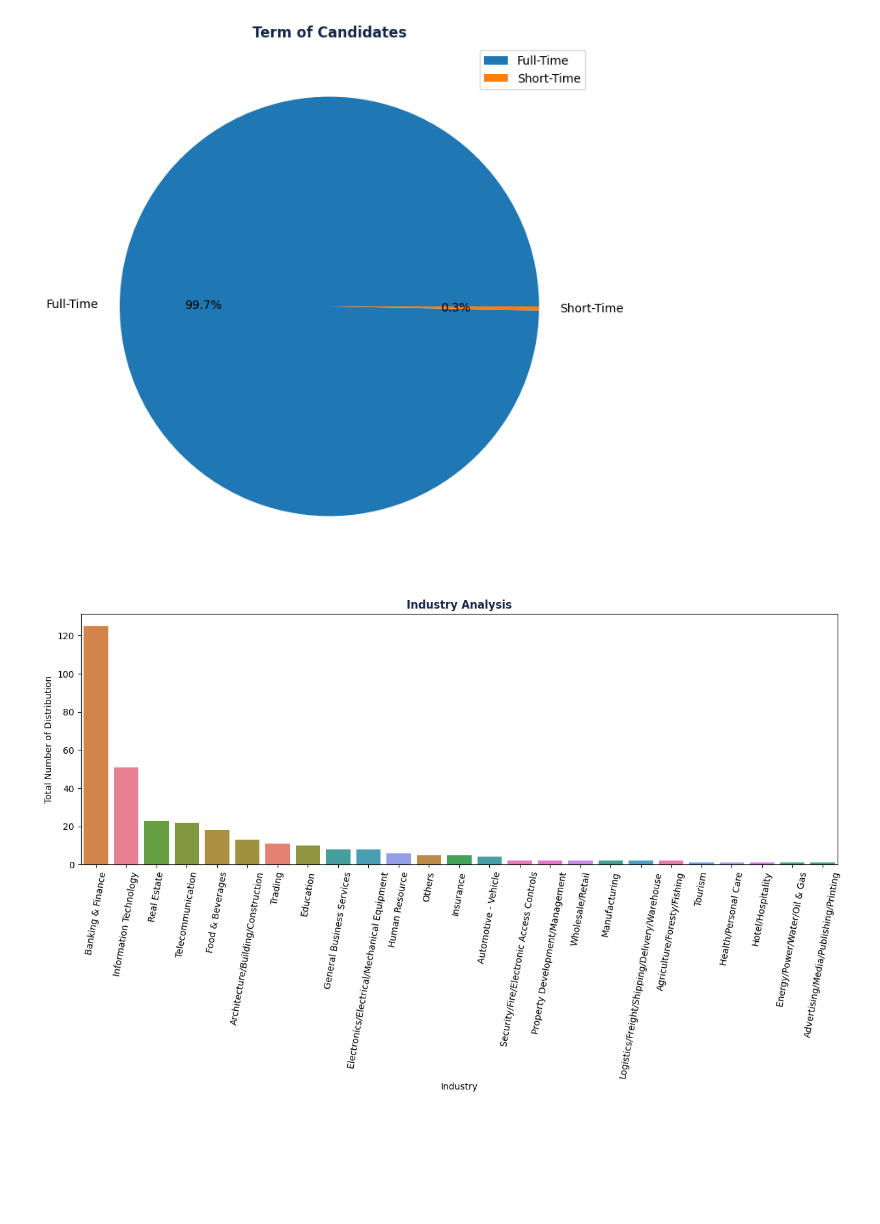
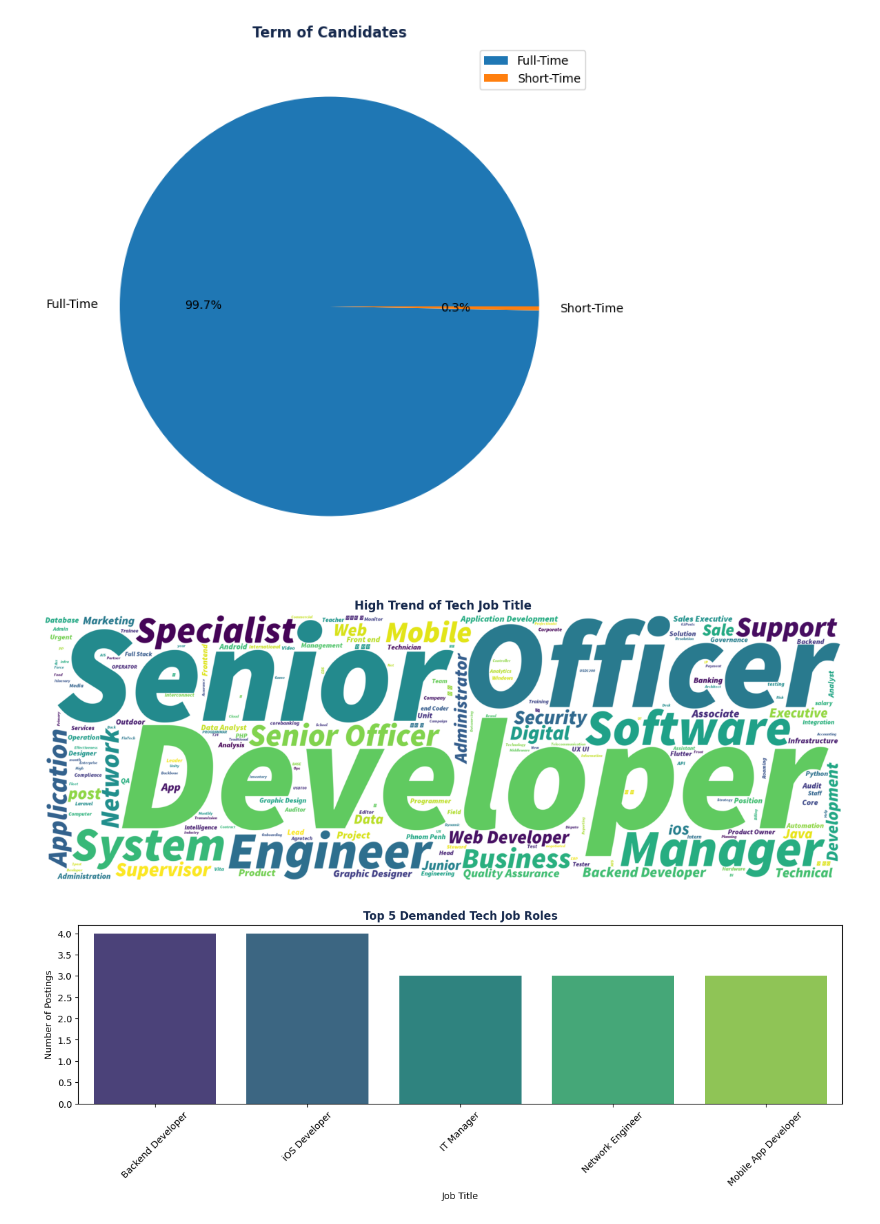
Before and after one commit to votanasrey/DataScience_WAR, a Jupyter notebook: cambodia_tech_job_analysis/data_visualizer.ipynb, the cells around one changed output. Saved outputs shown, nothing was run; the diff lists cells and outputs as text; code cells hidden in the pictures; blank space fills up the shorter version.

Commit message:
Updated the data visualization and front of wordcloud

```diff
--- a/cambodia_tech_job_analysis/data_visualizer.ipynb
+++ b/cambodia_tech_job_analysis/data_visualizer.ipynb
@@ -301,13 +301,33 @@ plt.legend()
 plt.show()
 # %% [output]
 [figure]
-# %%
-plt.figure(figsize=(15,5))
-sns.countplot(x='Industry', hue=df_sent['Industry'], data=df_sent, order = df_sent['Industry'].value_counts().index)
-plt.title('Industry Analysis', fontweight='bold', color='#15284C')
-plt.xlabel('Industry')
-plt.ylabel('Total Number of Distribution')
-plt.xticks(rotation=80)
-plt.show()
-# %% [output]
-[figure, removed]
+# %%
+from wordcloud import WordCloud
+
+job_titles_text = ' '.join(df_sent['Job Title'].dropna())
+wordcloud = WordCloud(width=3000, height=1000, font_path='font.ttf', background_color='white').generate(job_titles_text)
+
+plt.figure(figsize=(20, 5))
+plt.imshow(wordcloud, interpolation='bilinear')
+plt.axis('off')
+plt.title('High Trend of Tech Job Title', fontweight='bold', color='#15284C')
+plt.show()
+# %% [output]
+[figure, added]
+# %%
+
+import warnings
+warnings.filterwarnings('ignore')
+
+job_demand = df_sent['Job Title'].value_counts().head()
+plt.figure(figsize=(15, 12))
+
+plt.subplot(3, 1, 1)
+sns.barplot(x=job_demand.index, y=job_demand.values, palette='viridis')
+plt.title('Top 5 Demanded Tech Job Roles', fontweight='bold', color='#15284C')
+plt.xlabel('Job Title')
+plt.ylabel('Number of Postings')
+plt.xticks(rotation=45)
+plt.show()
+# %% [output]
+[figure, added]
```
Also changed, not shown: parts of 3 cells of this notebook, 1 other file.
